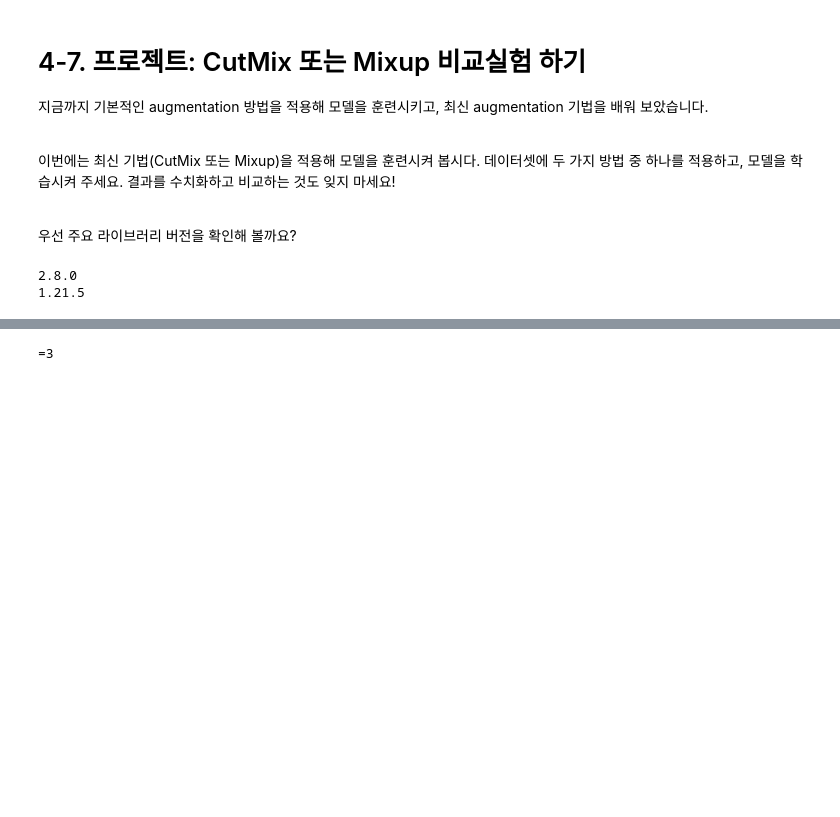
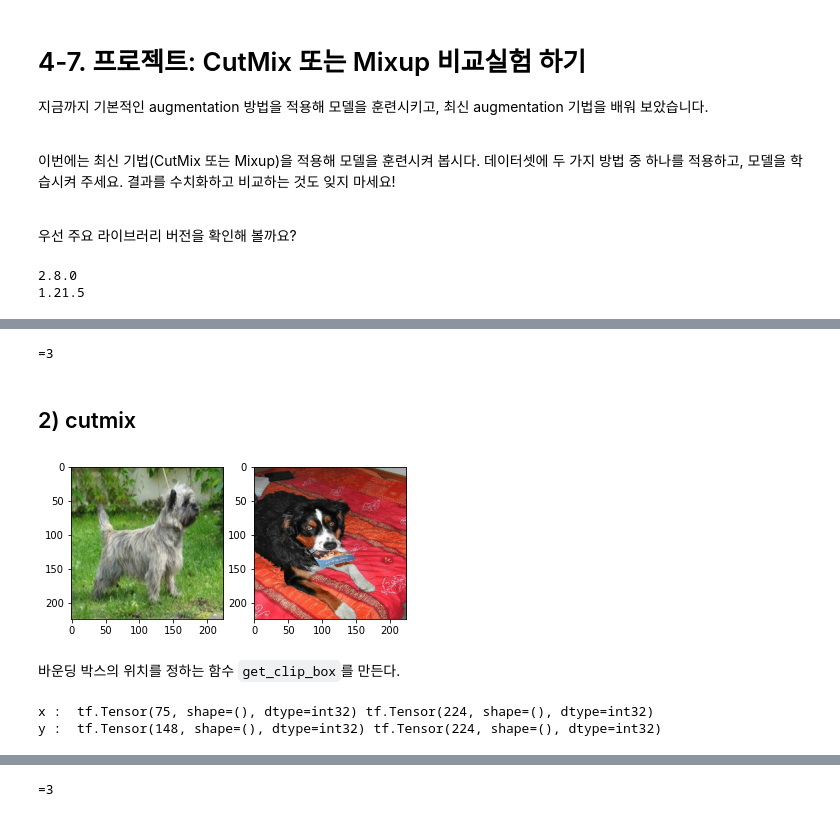
Before and after one commit to Seona056/AIFFEL_Daegu, a Jupyter notebook: GOING DEEPER/[CV-04] CutMix 또는 Mixup 비교실험 하기.ipynb, the cells around one changed output, grey strips where cells are left out. Drawn from its saved outputs; the diff is of its cells as text; code cells hidden in the pictures; blank space fills up the shorter version.

```diff
--- a/GOING DEEPER/[CV-04] CutMix 또는 Mixup 비교실험 하기.ipynb
+++ b/GOING DEEPER/[CV-04] CutMix 또는 Mixup 비교실험 하기.ipynb
@@ -319,0 +388,68 @@ CutMix는 배치 안에 있는 이미지끼리만 섞는 과정이기 때문에,
+# %%
+(ds_train, ds_test), ds_info = tfds.load(
+    'stanford_dogs',
+    split=['train', 'test'],
+    as_supervised=True,
+    shuffle_files=True,
+    with_info=True,
+)
+ds_train_no_aug = apply_normalize_on_dataset(ds_train, with_aug=False)
+ds_train_aug = apply_normalize_on_dataset(ds_train, with_aug=True)
+ds_test = apply_normalize_on_dataset(ds_test, is_test=True)
+print('=3')
+# %% [output]
+=3
+# %% [markdown]
+## 2) cutmix
+# %%
+import matplotlib.pyplot as plt
+
+# 데이터셋에서 이미지 2개를 가져옵니다.
+for i, (image, label) in enumerate(ds_train_no_aug.take(1)):
+    if i == 0:
+        image_a = image[0]
+        image_b = image[1]
+        label_a = label[0]
+        label_b = label[1]
+        break
+
+plt.subplot(1,2,1)
+plt.imshow(image_a)
+
+plt.subplot(1,2,2)
+plt.imshow(image_b)
+
+plt.show()
+# %% [output]
+[figure, added]
+# %% [markdown]
+바운딩 박스의 위치를 정하는 함수 `get_clip_box`를 만든다.
+# %%
+def get_clip_box(image_a, image_b):
+    # image.shape = (height, width, channel)
+    image_size_x = image_a.shape[1]
+    image_size_y = image_a.shape[0]
+
+    # get center of box
+    x = tf.cast(tf.random.uniform([], 0, image_size_x), tf.int32)
+    y = tf.cast(tf.random.uniform([], 0, image_size_y), tf.int32)
+
+    # get width, height of box
+    width = tf.cast(image_size_x*tf.math.sqrt(1-tf.random.uniform([], 0, 1)), tf.int32)
+    height = tf.cast(image_size_y*tf.math.sqrt(1-tf.random.uniform([], 0, 1)), tf.int32)
+
+    # clip box in image and get minmax bbox
+    x_min = tf.math.maximum(0, x-width//2)
+    y_min = tf.math.maximum(0, y-height//2)
+    x_max = tf.math.minimum(image_size_x, x+width//2)
+    y_max = tf.math.minimum(image_size_y, y+width//2)
+
+    return x_min, y_min, x_max, y_max
+
+x_min, y_min, x_max, y_max = get_clip_box(image_a, image_b)
+
+print('x : ', x_min, x_max)
+print('y : ', y_min, y_max)
+# %% [output]
+x :  tf.Tensor(75, shape=(), dtype=int32) tf.Tensor(224, shape=(), dtype=int32)
+y :  tf.Tensor(148, shape=(), dtype=int32) tf.Tensor(224, shape=(), dtype=int32)
```
Also changed, not shown: parts of 40 cells of this notebook.
